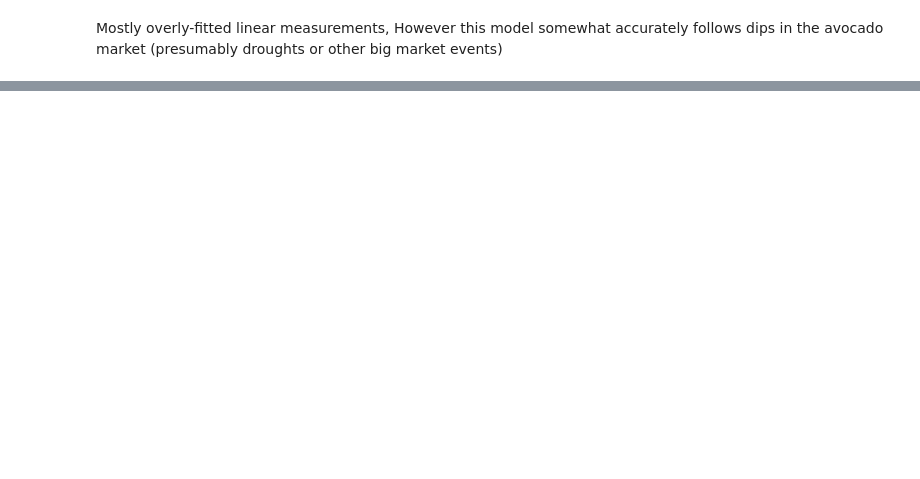
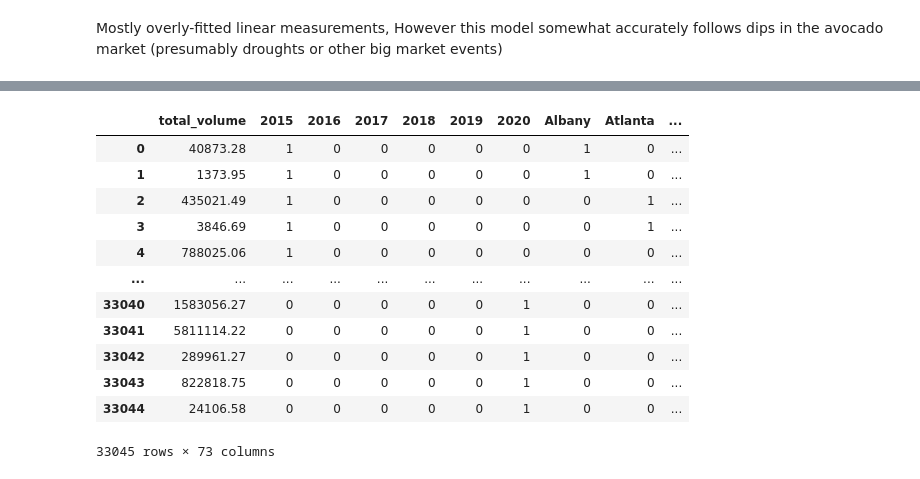
Before and after one commit to plqualls/CADO, a Jupyter notebook: report.ipynb, the cells around one changed output, grey strips where cells are left out. Drawn from its saved outputs; the diff is of its cells as text; code cells hidden in the pictures; blank space fills up the shorter version.

```diff
--- a/report.ipynb
+++ b/report.ipynb
@@ -120,2 +120,8 @@ plt.show()
 # %% [markdown]
 Mostly overly-fitted linear measurements, However this model somewhat accurately follows dips in the avocado market (presumably droughts or other big market events)
+# %%
+df = pd.read_csv('Tableau/avocado-updated-2020.csv')
+df['month'] = df['date'].apply(lambda x: x.split('-')[1])
+df['year'] = df['date'].apply(lambda x: x.split('-')[0])
+df['type'] = df['type'].apply(lambda x: 1 if x == 'organic' else 0)
+df
@@ -121,0 +142,7 @@ Mostly overly-fitted linear measurements, However this model somewhat accurately
+# %%
+df = pd.merge(df, pd.get_dummies(df['year']), left_index=True, right_index=True)
+df = pd.merge(df, pd.get_dummies(df['geography']), left_index=True, right_index=True)
+df = pd.merge(df, pd.get_dummies(df['month']), left_index=True, right_index=True)
+for col in ['4046', '4225', '4770', 'small_bags', 'large_bags']:
+    del df[col]
+df.columns
@@ -121,0 +167,32 @@ Mostly overly-fitted linear measurements, However this model somewhat accurately
+# %%
+y = df['average_price']
+x = df[['total_volume', '2015', '2016', '2017', '2018',
+       '2019', '2020', 'Albany', 'Atlanta', 'Baltimore/Washington', 'Boise',
+       'Boston', 'Buffalo/Rochester', 'California', 'Charlotte', 'Chicago',
+       'Cincinnati/Dayton', 'Columbus', 'Dallas/Ft. Worth', 'Denver',
+       'Detroit', 'Grand Rapids', 'Great Lakes', 'Harrisburg/Scranton',
+       'Hartford/Springfield', 'Houston', 'Indianapolis', 'Jacksonville',
+       'Las Vegas', 'Los Angeles', 'Louisville', 'Miami/Ft. Lauderdale',
+       'Midsouth', 'Nashville', 'New Orleans/Mobile', 'New York', 'Northeast',
+       'Northern New England', 'Orlando', 'Philadelphia', 'Phoenix/Tucson',
+       'Pittsburgh', 'Plains', 'Portland', 'Raleigh/Greensboro',
+       'Richmond/Norfolk', 'Roanoke', 'Sacramento', 'San Diego',
+       'San Francisco', 'Seattle', 'South Carolina', 'South Central',
+       'Southeast', 'Spokane', 'St. Louis', 'Syracuse', 'Tampa', 'Total U.S.',
+       'West', 'West Tex/New Mexico', '01', '02', '03', '04', '05', '06', '07',
+       '08', '09', '10', '11', '12' ]]
+x
+# %% [output]
+|  | total_volume | 2015 | 2016 | 2017 | 2018 | 2019 | 2020 | Albany | Atlanta | ... |
+| 0 | 40873.28 | 1 | 0 | 0 | 0 | 0 | 0 | 1 | 0 | ... |
+| 1 | 1373.95 | 1 | 0 | 0 | 0 | 0 | 0 | 1 | 0 | ... |
+| 2 | 435021.49 | 1 | 0 | 0 | 0 | 0 | 0 | 0 | 1 | ... |
+| 3 | 3846.69 | 1 | 0 | 0 | 0 | 0 | 0 | 0 | 1 | ... |
+| 4 | 788025.06 | 1 | 0 | 0 | 0 | 0 | 0 | 0 | 0 | ... |
+| ... | ... | ... | ... | ... | ... | ... | ... | ... | ... | ... |
+| 33040 | 1583056.27 | 0 | 0 | 0 | 0 | 0 | 1 | 0 | 0 | ... |
+| 33041 | 5811114.22 | 0 | 0 | 0 | 0 | 0 | 1 | 0 | 0 | ... |
+| 33042 | 289961.27 | 0 | 0 | 0 | 0 | 0 | 1 | 0 | 0 | ... |
+| 33043 | 822818.75 | 0 | 0 | 0 | 0 | 0 | 1 | 0 | 0 | ... |
+| 33044 | 24106.58 | 0 | 0 | 0 | 0 | 0 | 1 | 0 | 0 | ... |
+33045 rows × 73 columns
```
Also changed, not shown: parts of 15 cells of this notebook.
